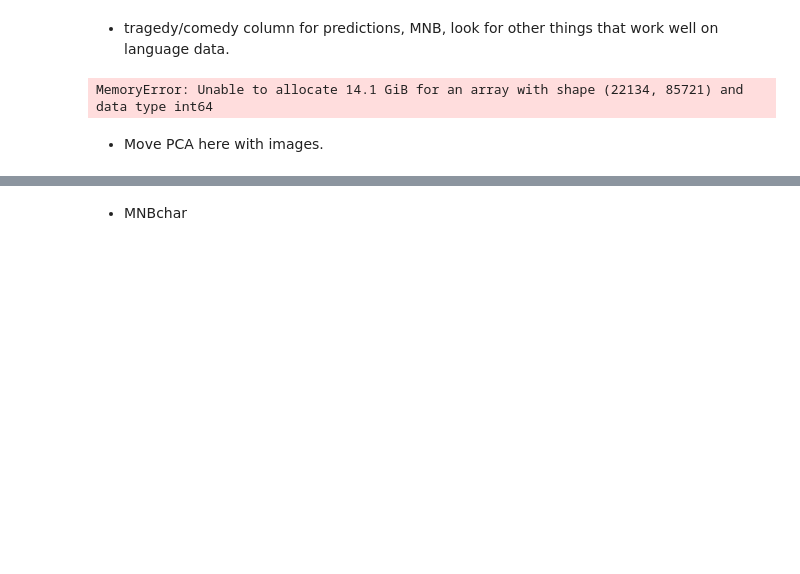
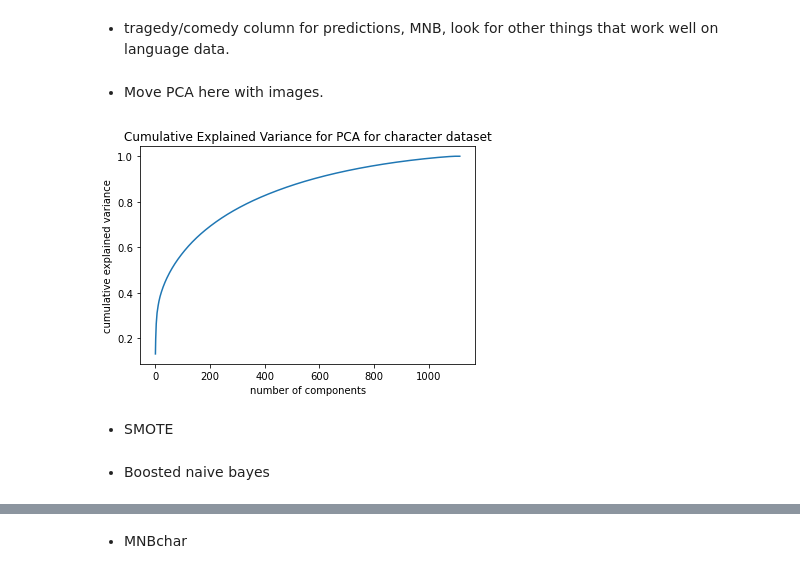
Before and after one commit to Avanyali/Shakespeare_Deaths, a Jupyter notebook: notebooks/ShakespeareanDeaths_Step5_Modeling.ipynb, the cells around one changed output, grey strips where cells are left out. Cells and saved outputs as stored; diff of their text form; code cells hidden in the pictures; blank space fills up the shorter version.

Commit message:
naive bayes, boosting, SMOTE

```diff
--- a/notebooks/ShakespeareanDeaths_Step5_Modeling.ipynb
+++ b/notebooks/ShakespeareanDeaths_Step5_Modeling.ipynb
@@ -50,12 +55,11 @@ char_X = char_df[char_xlist]
 
 char_y = char_df['character_dies']
 
-char_X_train, char_X_test, char_y_train, char_y_test = train_test_split(char_X, char_y, random_state = 42, stratify = char_y)
+char_X_train, char_X_test, char_y_train, char_y_test = \
+train_test_split(char_X, char_y, random_state = 42, stratify = char_y, test_size = .2)
 
 sc = StandardScaler()
 
 char_Xs_train = sc.fit_transform(char_X_train)
 char_Xs_test = sc.transform(char_X_test)
 char_Xs = sc.transform(char_X)
-# %% [output]
-MemoryError: Unable to allocate 14.1 GiB for an array with shape (22134, 85721) and data type int64
@@ -62,2 +81,14 @@ MemoryError: Unable to allocate 14.1 GiB for an array with shape (22134, 85721)
 # %% [markdown]
 - Move PCA here with images.
+# %%
+pca = PCA(random_state=42)
+char_Z_train = pca.fit_transform(char_X_train)
+# %%
+explained_variance = pca.explained_variance_ratio_
+plt.plot(np.cumsum(explained_variance))
+plt.xlabel('number of components')
+plt.ylabel('cumulative explained variance')
+plt.title('Cumulative Explained Variance for PCA for character dataset')
+plt.show()
+# %% [output]
+[figure, added]
@@ -63,0 +100,2 @@ MemoryError: Unable to allocate 14.1 GiB for an array with shape (22134, 85721)
+# %% [markdown]
+- SMOTE
@@ -63,0 +105,2 @@ MemoryError: Unable to allocate 14.1 GiB for an array with shape (22134, 85721)
+# %% [markdown]
+- Boosted naive bayes
```
Also changed, not shown: parts of 21 cells of this notebook, 2 other files.
